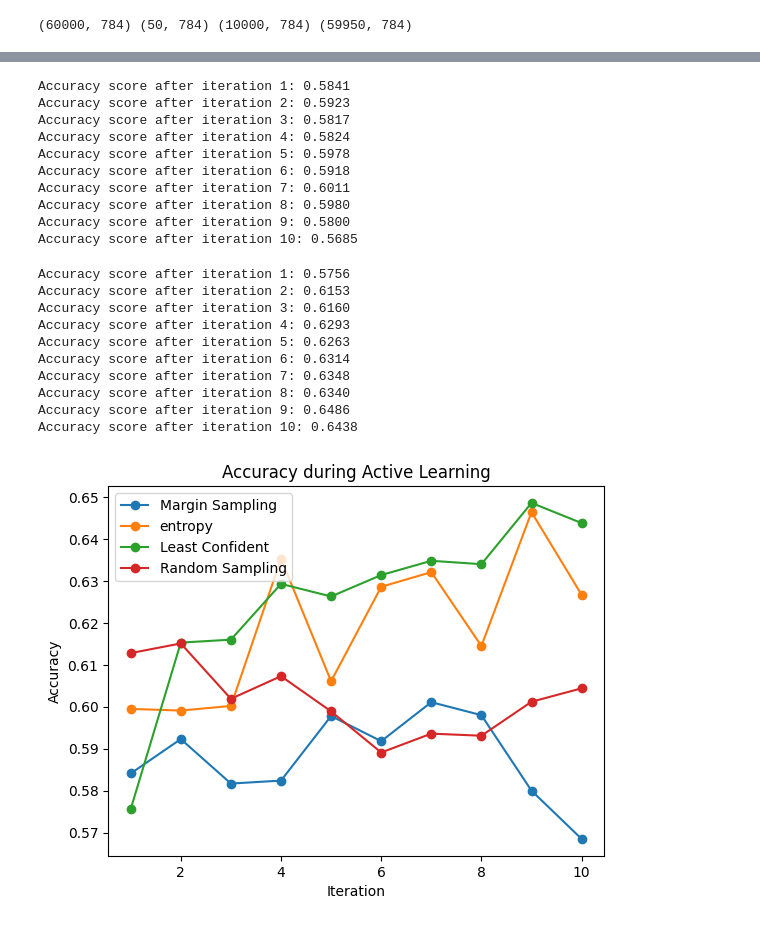
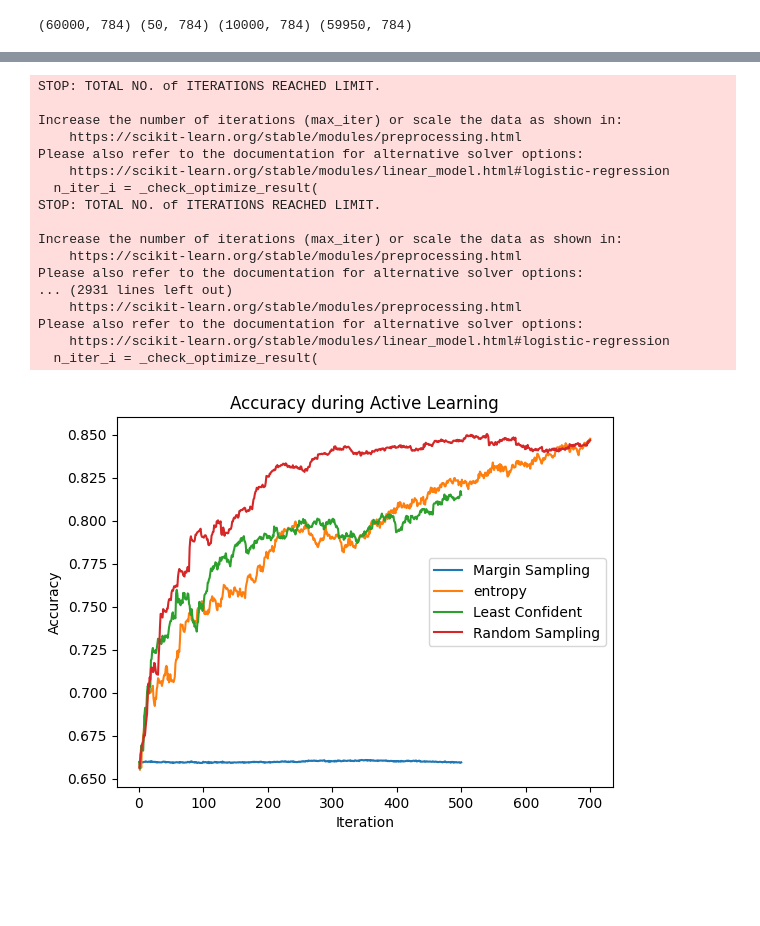
Before and after one commit to rishabh-mondal/active-learning, a Jupyter notebook: aL_mnist.ipynb, the cells around one changed output, grey strips where cells are left out. Saved outputs shown, nothing was run; the diff lists cells and outputs as text; code cells hidden in the pictures; blank space fills up the shorter version.

```diff
--- a/aL_mnist.ipynb
+++ b/aL_mnist.ipynb
@@ -123,0 +215,2 @@ def active_learning(train_X, train_y, pool_X_train, pool_y_train, pool_X_test, y
+# %%
+accuracy_after_random_sampling = active_learning_sampling(train_X,train_y,Pool_X, Pool_y, test_X, test_y)
@@ -124,5 +235,5 @@ def active_learning(train_X, train_y, pool_X_train, pool_y_train, pool_X_test, y
 # %%
 accuracy_least_entropy = active_learning(train_X,train_y,Pool_X, Pool_y, test_X, test_y, acquisition_function=entropy,
-                                                                                                 num_iterations=10,
+                                                                                                 num_iterations=700,
                                                                                                  number_of_sample=1)
 # %% [output]
@@ -139,41 +257,37 @@ Accuracy score after iteration 10: 0.6267
 # %%
 accuracy_least_margin = active_learning(train_X,train_y,Pool_X, Pool_y, test_X, test_y,acquisition_function=margin_sampling,
-                                                                                                 num_iterations=10,
+                                                                                                 num_iterations=500,
                                                                                                  number_of_sample=1)
-# %% [output]
-Accuracy score after iteration 1: 0.5841
-Accuracy score after iteration 2: 0.5923
-Accuracy score after iteration 3: 0.5817
-Accuracy score after iteration 4: 0.5824
-Accuracy score after iteration 5: 0.5978
-Accuracy score after iteration 6: 0.5918
-Accuracy score after iteration 7: 0.6011
-Accuracy score after iteration 8: 0.5980
-Accuracy score after iteration 9: 0.5800
-Accuracy score after iteration 10: 0.5685
 # %%
 accuracy_confident = active_learning(train_X,train_y,Pool_X, Pool_y, test_X, test_y,acquisition_function=least_confident,
-                                                                             num_iterations=10,
+                                                                             num_iterations=500,
                                                                              number_of_sample=1)
 # %% [output]
-Accuracy score after iteration 1: 0.5756
-Accuracy score after iteration 2: 0.6153
-Accuracy score after iteration 3: 0.6160
-Accuracy score after iteration 4: 0.6293
-Accuracy score after iteration 5: 0.6263
-Accuracy score after iteration 6: 0.6314
-Accuracy score after iteration 7: 0.6348
-Accuracy score after iteration 8: 0.6340
-Accuracy score after iteration 9: 0.6486
-Accuracy score after iteration 10: 0.6438
+STOP: TOTAL NO. of ITERATIONS REACHED LIMIT.
+
+Increase the number of iterations (max_iter) or scale the data as shown in:
+    https://scikit-learn.org/stable/modules/preprocessing.html
+Please also refer to the documentation for alternative solver options:
+    https://scikit-learn.org/stable/modules/linear_model.html#logistic-regression
+  n_iter_i = _check_optimize_result(
+STOP: TOTAL NO. of ITERATIONS REACHED LIMIT.
+
+Increase the number of iterations (max_iter) or scale the data as shown in:
+    https://scikit-learn.org/stable/modules/preprocessing.html
+Please also refer to the documentation for alternative solver options:
+... (2931 lines left out)
+    https://scikit-learn.org/stable/modules/preprocessing.html
+Please also refer to the documentation for alternative solver options:
+    https://scikit-learn.org/stable/modules/linear_model.html#logistic-regression
+  n_iter_i = _check_optimize_result(
 # %%
-plt.plot(range(1, len(accuracy_least_margin) + 1), accuracy_least_margin, marker='o',label='Margin Sampling')
-plt.plot(range(1, len(accuracy_least_entropy) + 1), accuracy_least_entropy,marker='o', label='entropy')
-plt.plot(range(1, len(accuracy_confident) + 1), accuracy_confident, marker='o',label='Least Confident')
-plt.plot(range(1, len(accuracy_after_random_sampling) + 1), accuracy_after_random_sampling, marker='o',label='Random Sampling')
+plt.plot(range(1, len(accuracy_least_margin) + 1), accuracy_least_margin,label='Margin Sampling')
+plt.plot(range(1, len(accuracy_least_entropy) + 1), accuracy_least_entropy, label='entropy')
+plt.plot(range(1, len(accuracy_confident) + 1), accuracy_confident,label='Least Confident')
+plt.plot(range(1, len(accuracy_after_random_sampling) + 1), accuracy_after_random_sampling,label='Random Sampling')
 plt.xlabel('Iteration')
 plt.ylabel('Accuracy')
 plt.title('Accuracy during Active Learning')
 plt.legend();
 # %% [output]
-[figure, old version]
+[figure, new version]
```
Also changed, not shown: parts of 16 cells of this notebook, 4 other files.
